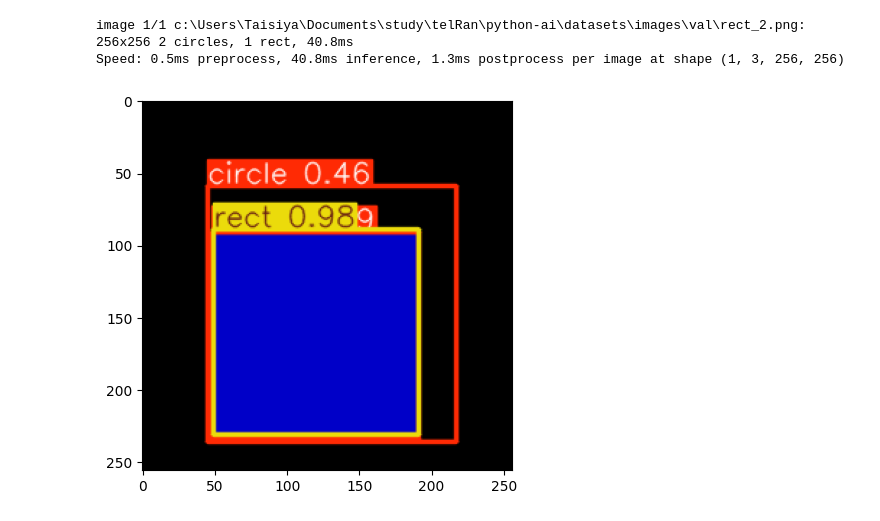
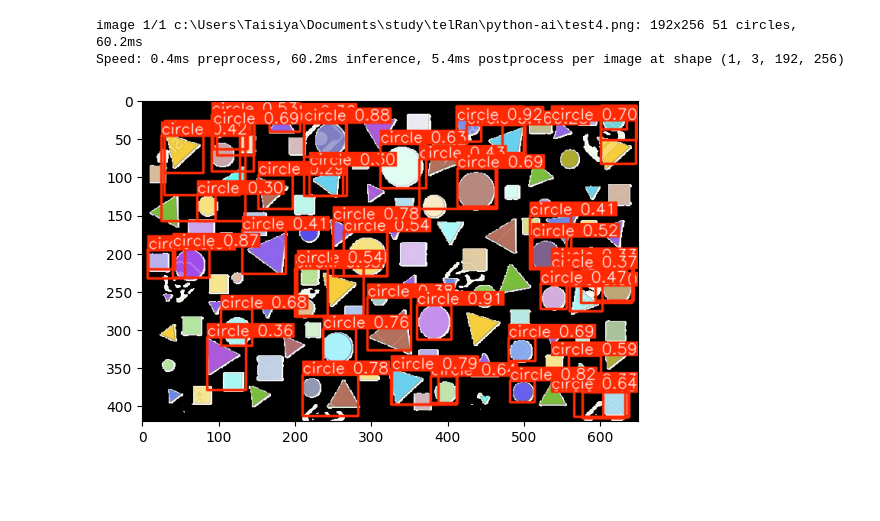
Before and after one commit to Taisiya-Yureneva-Tel-Ran-study/python-ai, a Jupyter notebook: model_test.ipynb, the cells around one changed output. Saved outputs shown, nothing was run; the diff lists cells and outputs as text; code cells hidden in the pictures; blank space fills up the shorter version.

```diff
--- a/model_test.ipynb
+++ b/model_test.ipynb
@@ -1,12 +1,12 @@
 # %%
 from ultralytics import YOLO
 import matplotlib.pyplot as plt
-model = YOLO("runs/detect/train4/weights/best.pt")
-results = model("datasets/images/val/rect_2.png")
+model = YOLO("runs/detect/train/weights/best.pt")
+results = model("test-test.png")
 annotated = results[0].plot()
 plt.imshow(annotated)
 plt.show()
 # %% [output]
-image 1/1 c:\Users\Taisiya\Documents\study\telRan\python-ai\datasets\images\val\rect_2.png: 256x256 2 circles, 1 rect, 40.8ms
-Speed: 0.5ms preprocess, 40.8ms inference, 1.3ms postprocess per image at shape (1, 3, 256, 256)
+image 1/1 c:\Users\Taisiya\Documents\study\telRan\python-ai\test4.png: 192x256 51 circles, 60.2ms
+Speed: 0.4ms preprocess, 60.2ms inference, 5.4ms postprocess per image at shape (1, 3, 192, 256)
-[figure, old version]
+[figure, new version]
```
Also changed, not shown: 3 other files.
